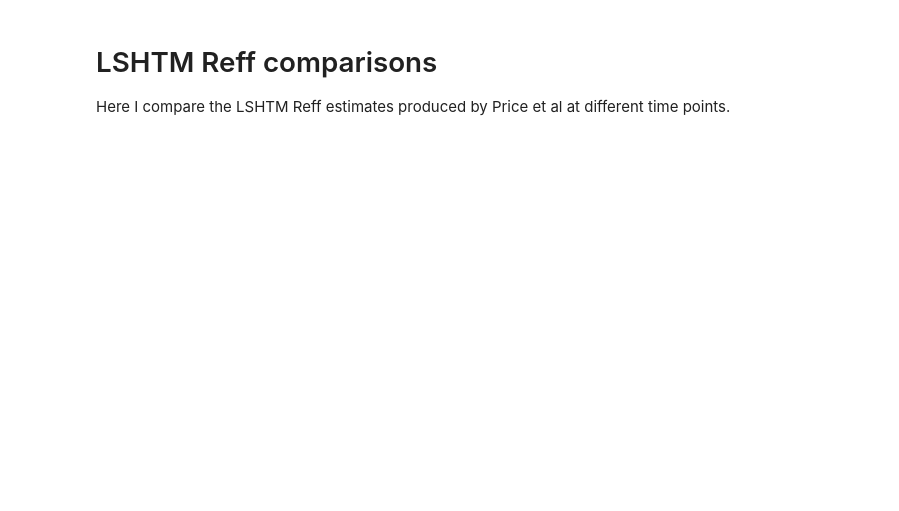
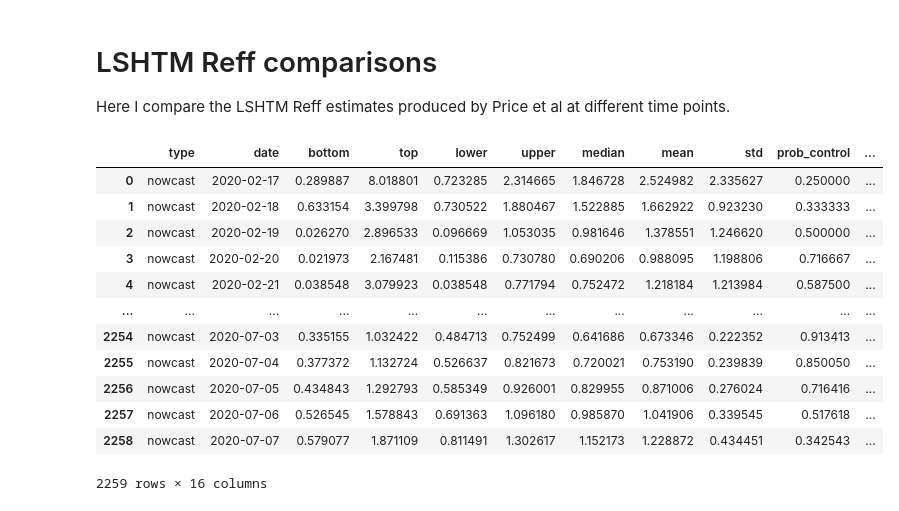
Before and after one commit to tdennisliu/covid19-forecasting-aus, a Jupyter notebook: model/lshtm_reff.ipynb, the cells around one changed output. Saved outputs shown, nothing was run; the diff lists cells and outputs as text; code cells hidden in the pictures; blank space fills up the shorter version.

```diff
--- a/model/lshtm_reff.ipynb
+++ b/model/lshtm_reff.ipynb
@@ -20,3 +20,19 @@ df_cases = read_in_cases()
+# %%
+df_L_R
+# %% [output]
+|  | type | date | bottom | top | lower | upper | median | mean | std | prob_control | ... |
+| 0 | nowcast | 2020-02-17 | 0.289887 | 8.018801 | 0.723285 | 2.314665 | 1.846728 | 2.524982 | 2.335627 | 0.250000 | ... |
+| 1 | nowcast | 2020-02-18 | 0.633154 | 3.399798 | 0.730522 | 1.880467 | 1.522885 | 1.662922 | 0.923230 | 0.333333 | ... |
+| 2 | nowcast | 2020-02-19 | 0.026270 | 2.896533 | 0.096669 | 1.053035 | 0.981646 | 1.378551 | 1.246620 | 0.500000 | ... |
+| 3 | nowcast | 2020-02-20 | 0.021973 | 2.167481 | 0.115386 | 0.730780 | 0.690206 | 0.988095 | 1.198806 | 0.716667 | ... |
+| 4 | nowcast | 2020-02-21 | 0.038548 | 3.079923 | 0.038548 | 0.771794 | 0.752472 | 1.218184 | 1.213984 | 0.587500 | ... |
+| ... | ... | ... | ... | ... | ... | ... | ... | ... | ... | ... | ... |
+| 2254 | nowcast | 2020-07-03 | 0.335155 | 1.032422 | 0.484713 | 0.752499 | 0.641686 | 0.673346 | 0.222352 | 0.913413 | ... |
+| 2255 | nowcast | 2020-07-04 | 0.377372 | 1.132724 | 0.526637 | 0.821673 | 0.720021 | 0.753190 | 0.239839 | 0.850050 | ... |
+| 2256 | nowcast | 2020-07-05 | 0.434843 | 1.292793 | 0.585349 | 0.926001 | 0.829955 | 0.871006 | 0.276024 | 0.716416 | ... |
+| 2257 | nowcast | 2020-07-06 | 0.526545 | 1.578843 | 0.691363 | 1.096180 | 0.985870 | 1.041906 | 0.339545 | 0.517618 | ... |
+| 2258 | nowcast | 2020-07-07 | 0.579077 | 1.871109 | 0.811491 | 1.302617 | 1.152173 | 1.228872 | 0.434451 | 0.342543 | ... |
+2259 rows × 16 columns
 # %%
 #plot each estimate
 fig, ax = plt.subplots(figsize=(15,12), ncols=3,nrows=2, sharex=True, sharey=True)
```
Also changed, not shown: parts of 9 cells of this notebook.
